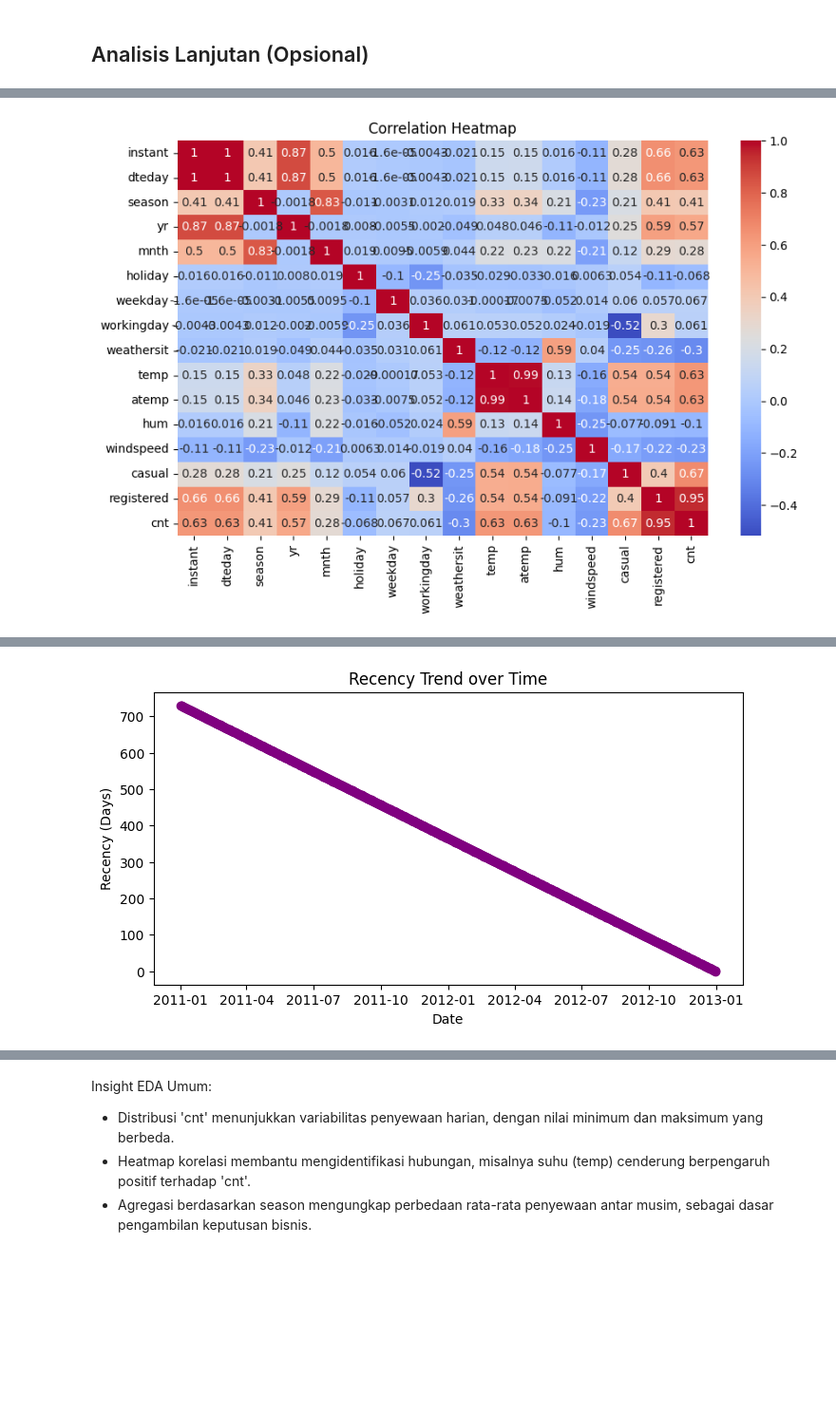
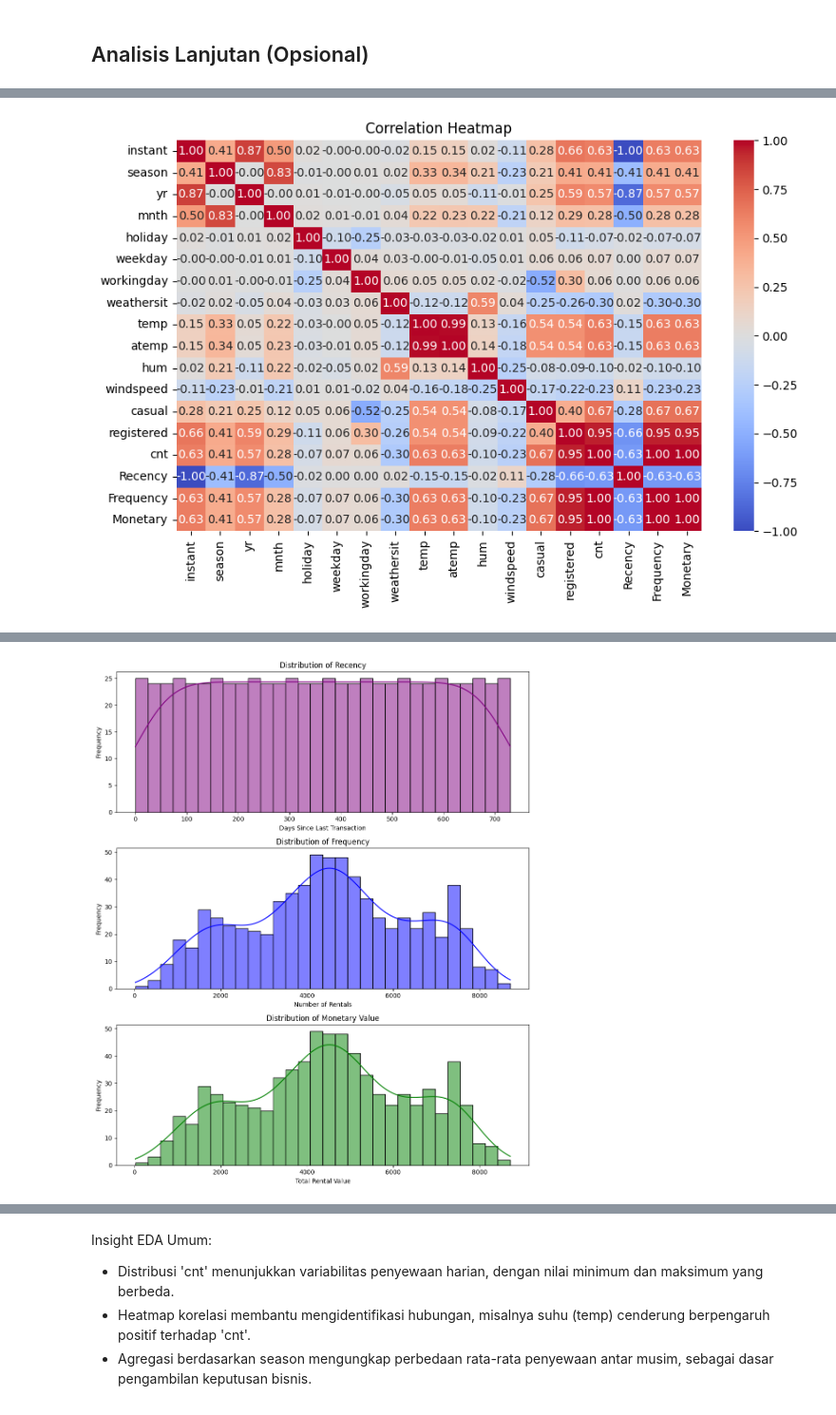
Before and after one commit to renaldiendrawan/bike_sharing_dashboard, a Jupyter notebook: notebook.ipynb, the cells around one changed output, grey strips where cells are left out. Shown at 95% size. Saved outputs shown, nothing was run; the diff lists cells and outputs as text; code cells hidden in the pictures; blank space fills up the shorter version.

```diff
--- a/notebook.ipynb
+++ b/notebook.ipynb
@@ -208,15 +217,18 @@ plt.show()
 # %% [markdown]
 ### Pertanyaan 2:
 # %%
-import pandas as pd
-import matplotlib.pyplot as plt
-import seaborn as sns
+# Pastikan kolom 'dteday' sudah dalam format datetime sebelum mengonversinya
+if not pd.api.types.is_datetime64_any_dtype(day_df['dteday']):
+    day_df['dteday'] = pd.to_datetime(day_df['dteday'])
 
-# Baca data; gunakan day.csv sebagai sumber utama karena biasanya berisi data cuaca lengkap.
-day_df = pd.read_csv("/content/data/day.csv")
-day_df['dteday'] = pd.to_datetime(day_df['dteday'])
+# **Agregasi Data**: Hitung rata-rata penyewaan sepeda berdasarkan suhu dengan interval (binning)
+agg_temp_df = day_df.groupby(pd.cut(day_df['temp'], bins=10))['cnt'].agg(['mean', 'count']).reset_index()
+agg_temp_df.rename(columns={'mean': 'avg_rental', 'count': 'num_records'}, inplace=True)
 
-# Scatter plot: hubungan antara temperatur (temp) dan jumlah penyewaan (cnt), dengan hue berdasarkan kelembapan (hum)
+# **Tampilkan Dataframe hasil agregasi sebelum visualisasi**
+print(agg_temp_df)
+
+# **Scatter Plot: Hubungan antara suhu dan jumlah penyewaan, dengan warna berdasarkan kelembapan**
 plt.figure(figsize=(8,5))
 sns.scatterplot(data=day_df, x='temp', y='cnt', hue='hum', palette="coolwarm", s=80)
 plt.title('Temperature vs. Bike Rental Count by Humidity')
@@ -236,28 +263,13 @@ plt.show()
 # %% [markdown]
 ## Analisis Lanjutan (Opsional)
 # %%
-import pandas as pd
-import matplotlib.pyplot as plt
-import seaborn as sns
-
-# ============================
-# Persiapan Data
-# ============================
-# Baca data dari day.csv
-day_df = pd.read_csv("/content/data/day.csv")
-day_df['dteday'] = pd.to_datetime(day_df['dteday'])
-
-# Tampilkan preview data untuk memastikan data telah dibaca dengan benar
-print("Preview Data:")
-print(day_df.head())
-
 # ============================
 # Tahap 1: Exploratory Data Analysis (EDA) Umum
 # Tujuan: Mendapatkan gambaran umum mengenai distribusi data, tren, dan korelasi antar variabel.
 # ============================
 
 # Visualisasi distribusi penyewaan harian
-plt.figure(figsize=(8,4))
+plt.figure(figsize=(8, 4))
 sns.histplot(data=day_df, x='cnt', kde=True, color="#1f77b4", bins=30)
 plt.title('Distribution of Daily Bike Rentals')
 plt.xlabel("Rental Count")
@@ -265,9 +277,9 @@ plt.ylabel("Frequency")
 plt.show()
 
 # Visualisasi Heatmap korelasi antar variabel
-corr = day_df.corr()
-plt.figure(figsize=(10,6))
-sns.heatmap(corr, annot=True, cmap='coolwarm')
+corr = day_df.corr(numeric_only=True)
+plt.figure(figsize=(10, 6))
+sns.heatmap(corr, annot=True, cmap='coolwarm', fmt=".2f")
 plt.title('Correlation Heatmap')
 plt.show()
 
@@ -280,8 +292,7 @@ print(agg_season)
 
 # ============================
 # Tahap 2: RFM Analysis (Teknik Analisis Lanjutan 1)
-# Tujuan: Mengukur Recency, Frequency, dan Monetary sebagai indikator perilaku "transaksional" pelanggan,
-# meskipun data pelanggan individual tidak tersedia. Teknik ini memberikan dasar untuk segmentasi pelanggan.
+# Tujuan: Mengukur Recency, Frequency, dan Monetary sebagai indikator perilaku "transaksional" pelanggan.
 # ============================
 
 # (1) Hitung nilai maksimum tanggal transaksi
@@ -296,30 +307,33 @@ day_df['Frequency'] = day_df['cnt']
 # (4) Monetary: Asumsi setiap sewa bernilai 1 dollar sebagai nilai monetary
 day_df['Monetary'] = day_df['cnt']
 
-print("Preview RFM Data:")
-print(day_df[['dteday', 'cnt', 'Recency', 'Frequency', 'Monetary']].head())
+# Visualisasi RFM Analysis
+fig, axes = plt.subplots(3, 1, figsize=(10, 12))
 
-# Visualisasi RFM Analysis
-plt.figure(figsize=(8,4))
-plt.plot(day_df['dteday'], day_df['Recency'], marker='o', linestyle='-', color='purple')
-plt.title("Recency Trend over Time")
-plt.xlabel("Date")
-plt.ylabel("Recency (Days)")
+sns.histplot(day_df['Recency'], bins=30, kde=True, ax=axes[0], color='purple')
+axes[0].set_title("Distribution of Recency")
+axes[0].set_xlabel("Days Since Last Transaction")
+axes[0].set_ylabel("Frequency")
+
+sns.histplot(day_df['Frequency'], bins=30, kde=True, ax=axes[1], color='blue')
+axes[1].set_title("Distribution of Frequency")
+axes[1].set_xlabel("Number of Rentals")
+axes[1].set_ylabel("Frequency")
+
+sns.histplot(day_df['Monetary'], bins=30, kde=True, ax=axes[2], color='green')
+axes[2].set_title("Distribution of Monetary Value")
+axes[2].set_xlabel("Total Rental Value")
+axes[2].set_ylabel("Frequency")
+
+plt.tight_layout()
 plt.show()
 
 # ============================
 # Tahap 3: Clustering (Manual Grouping / Binning) (Teknik Analisis Lanjutan 2)
-# Tujuan: Mengelompokkan hari-hari berdasarkan jumlah penyewaan (cnt) ke dalam kategori agar lebih mudah dipahami dan
-# dapat digunakan untuk mengidentifikasi hari dengan performa sewa rendah atau tinggi tanpa menggunakan algoritma machine learning.
 # ============================
 
 # Lakukan pengelompokan nilai 'cnt' menggunakan teknik manual binning
 bins = [0, 100, 200, 300, 400, day_df['cnt'].max()]
 labels = ['Very Low', 'Low', 'Medium', 'High', 'Very High']
 day_df['cnt_cluster'] = pd.cut(day_df['cnt'], bins=bins, labels=labels)
-
-# Tampilkan tabel distribusi hasil binning
-cluster_counts = day_df['cnt_cluster'].value_counts().sort_index()
-print("Cluster Distribution for Rental Count:")
-print(cluster_counts)
 # %% [output]
@@ -343,2 +340,2 @@ Preview Data:
 [figure]
-[figure, old version]
+[figure, new version]
@@ -358 +348 @@ Preview RFM Data:
-[figure, old version]
+[figure, new version]
```
Also changed, not shown: parts of 8 cells of this notebook, 1 other file.
